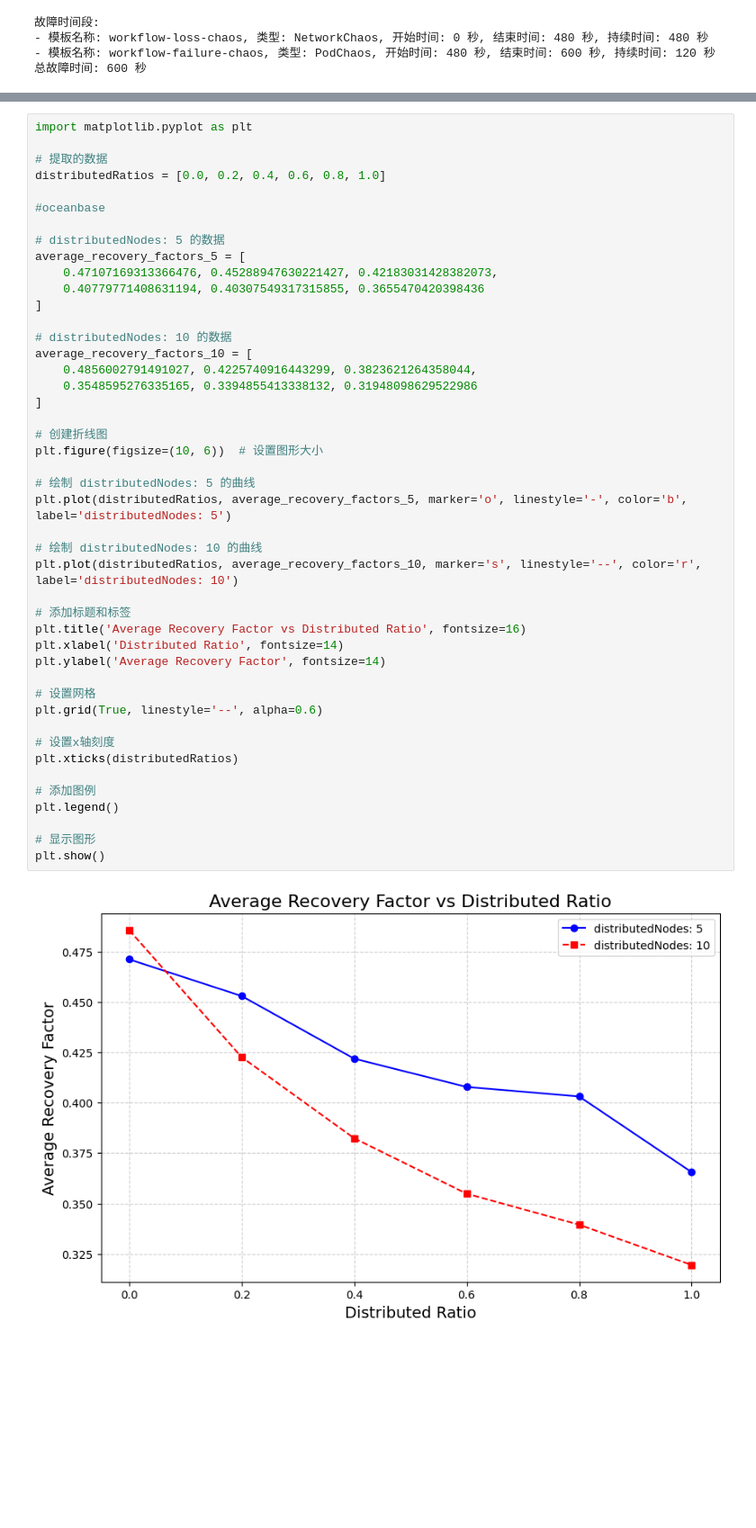
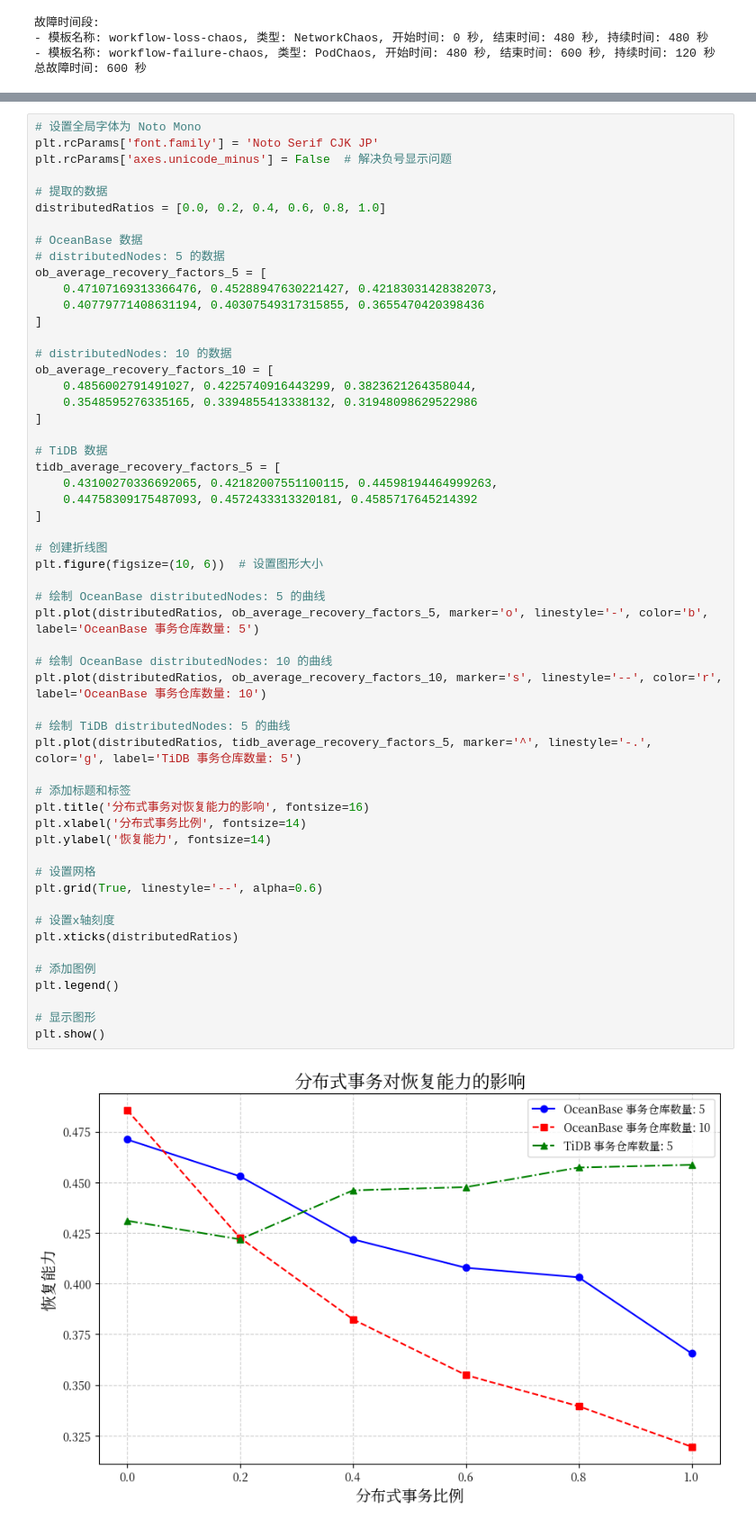
Before and after one commit to my-vegetable-has-exploded/benchmarksql, a Jupyter notebook: test.ipynb, the cells around one changed output, grey strips where cells are left out. Shown at 90% size. Drawn from its saved outputs; the diff is of its cells as text; blank space fills up the shorter version.

```diff
--- a/test.ipynb
+++ b/test.ipynb
@@ -596,50 +605,60 @@ plt.show()
 # %%
-import matplotlib.pyplot as plt
+# 设置全局字体为 Noto Mono
+plt.rcParams['font.family'] = 'Noto Serif CJK JP'
+plt.rcParams['axes.unicode_minus'] = False  # 解决负号显示问题
 
 # 提取的数据
 distributedRatios = [0.0, 0.2, 0.4, 0.6, 0.8, 1.0]
 
-#oceanbase
-
+# OceanBase 数据
 # distributedNodes: 5 的数据
-average_recovery_factors_5 = [
+ob_average_recovery_factors_5 = [
     0.47107169313366476, 0.45288947630221427, 0.42183031428382073,
     0.40779771408631194, 0.40307549317315855, 0.3655470420398436
 ]
 
 # distributedNodes: 10 的数据
-average_recovery_factors_10 = [
+ob_average_recovery_factors_10 = [
     0.4856002791491027, 0.4225740916443299, 0.3823621264358044,
     0.3548595276335165, 0.3394855413338132, 0.31948098629522986
+]
+
+# TiDB 数据
+tidb_average_recovery_factors_5 = [
+    0.43100270336692065, 0.42182007551100115, 0.44598194464999263,
+    0.44758309175487093, 0.4572433313320181, 0.4585717645214392
 ]
 
 # 创建折线图
 plt.figure(figsize=(10, 6))  # 设置图形大小
 
-# 绘制 distributedNodes: 5 的曲线
-plt.plot(distributedRatios, average_recovery_factors_5, marker='o', linestyle='-', color='b', label='distributedNodes: 5')
+# 绘制 OceanBase distributedNodes: 5 的曲线
+plt.plot(distributedRatios, ob_average_recovery_factors_5, marker='o', linestyle='-', color='b', label='OceanBase 事务仓库数量: 5')
 
-# 绘制 distributedNodes: 10 的曲线
-plt.plot(distributedRatios, average_recovery_factors_10, marker='s', linestyle='--', color='r', label='distributedNodes: 10')
+# 绘制 OceanBase distributedNodes: 10 的曲线
+plt.plot(distributedRatios, ob_average_recovery_factors_10, marker='s', linestyle='--', color='r', label='OceanBase 事务仓库数量: 10')
+
+# 绘制 TiDB distributedNodes: 5 的曲线
+plt.plot(distributedRatios, tidb_average_recovery_factors_5, marker='^', linestyle='-.', color='g', label='TiDB 事务仓库数量: 5')
 
 # 添加标题和标签
-plt.title('Average Recovery Factor vs Distributed Ratio', fontsize=16)
-plt.xlabel('Distributed Ratio', fontsize=14)
-plt.ylabel('Average Recovery Factor', fontsize=14)
+plt.title('分布式事务对恢复能力的影响', fontsize=16)
+plt.xlabel('分布式事务比例', fontsize=14)
+plt.ylabel('恢复能力', fontsize=14)
 
 # 设置网格
 plt.grid(True, linestyle='--', alpha=0.6)
 
 # 设置x轴刻度
 plt.xticks(distributedRatios)
 
 # 添加图例
 plt.legend()
 
 # 显示图形
 plt.show()
 # %% [output]
-[figure, old version]
+[figure, new version]
 # %%
 # 提取的数据
 alphaTxn = [0.0, 0.2, 0.5, 1.0, 2.0, 4.0, 8.0]
```
Also changed, not shown: parts of 6 cells of this notebook.
